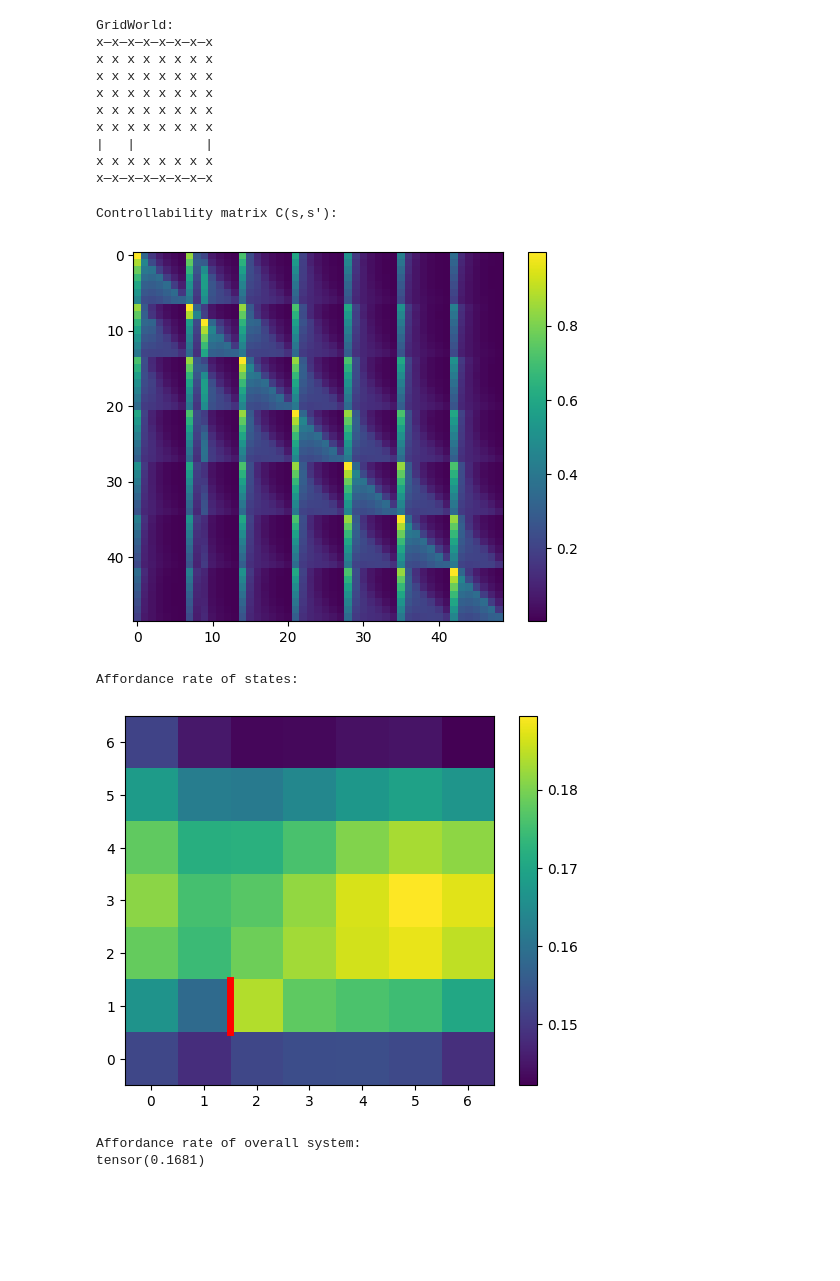
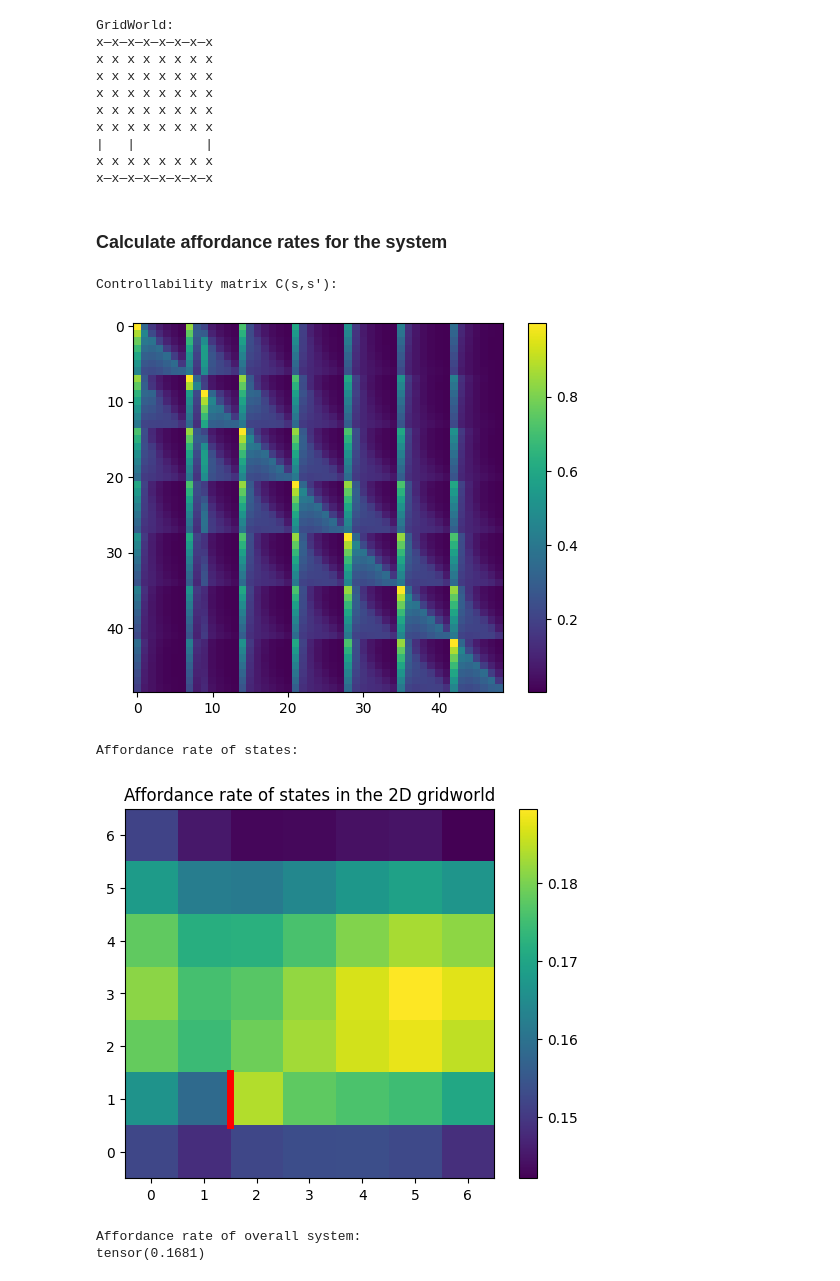
Before and after one commit to dkornai/rl_affordances, a Jupyter notebook: SR_aff.ipynb, the cells around one changed output. Cells and saved outputs as stored; diff of their text form; code cells hidden in the pictures; blank space fills up the shorter version.

```diff
--- a/SR_aff.ipynb
+++ b/SR_aff.ipynb
@@ -142,6 +31,8 @@ x x x x x x x x
 |   |         |
 x x x x x x x x
 x―x―x―x―x―x―x―x
+# %% [markdown]
+### Calculate affordance rates for the system
 # %%
 TPM = gridworld.get_TPM()
 C = torch.zeros((gridworld.n_states, gridworld.n_states), dtype=torch.float32)
@@ -154,8 +45,6 @@ for i in range(gridworld.n_states):
     mdp.get_SR_M()
     M = mdp.M
     M *= (1 - GAMMA) # normalise the successor representation
-    # print(f"Successor representation M(s,s') for reward in state {i}:")
-    # print(np.round(M.numpy(), 2))
     C[:, i] = M[:, i]
 
 # Plot results
@@ -163,33 +52,34 @@ print("Controllability matrix C(s,s'):")
 plt.imshow(C.numpy(), cmap='viridis', interpolation='nearest')
 plt.colorbar()
 plt.show()
 
 print("Affordance rate of states:")
 c_bar = torch.mean(C, dim=1)
 # wrap onto grid to show controllability of states
 c_bar_grid = c_bar.reshape(gridworld.height, gridworld.width)
 
 plt.imshow(c_bar_grid.numpy(), cmap='viridis', interpolation='nearest')
 plt.gca().invert_yaxis()
 plt.colorbar()
+plt.title("Affordance rate of states in the 2D gridworld")
 
 # draw walls from the gridworld
 if gridworld.wall_horiz is not None:
     for wall in gridworld.wall_horiz:
         plt.plot([wall[0]-0.5, wall[1]-0.5], [wall[0]+0.5, wall[0]+0.5], color='red', linewidth=5)
 if gridworld.wall_vert is not None:
     for wall in gridworld.wall_vert:
         plt.plot([wall[0]-0.5, wall[0]-0.5], [wall[1]-0.5, wall[1]+0.5], color='red', linewidth=5)
 
 plt.show()
 
 print("Affordance rate of overall system:")
 c_bar_bar = torch.mean(C)
 print(c_bar_bar)
 # %% [output]
 Controllability matrix C(s,s'):
 [figure]
 Affordance rate of states:
-[figure, old version]
+[figure, new version]
 Affordance rate of overall system:
 tensor(0.1681)
```
Also changed, not shown: parts of 4 cells of this notebook, 1 other file.
